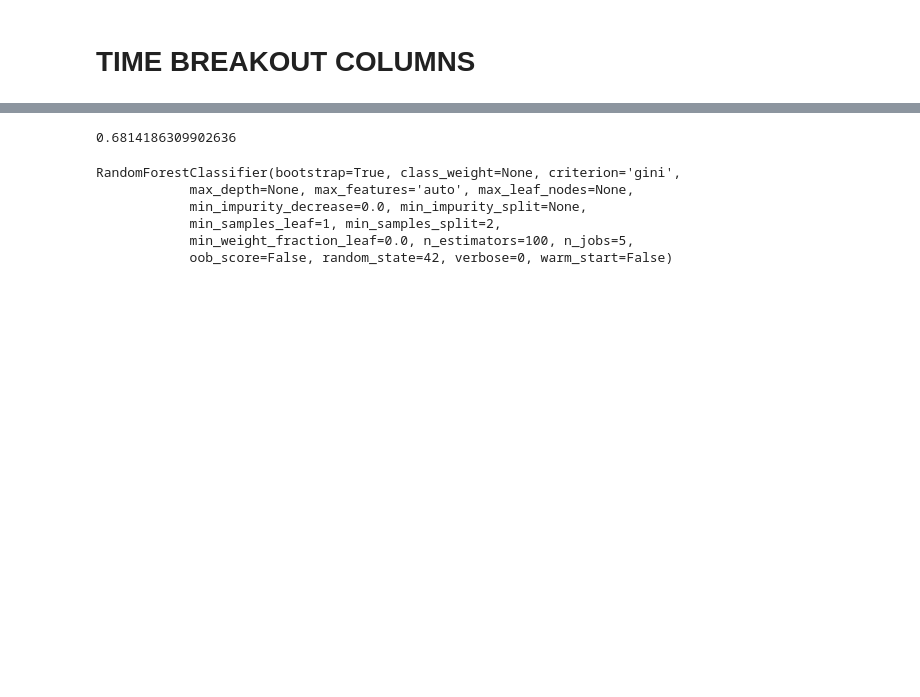
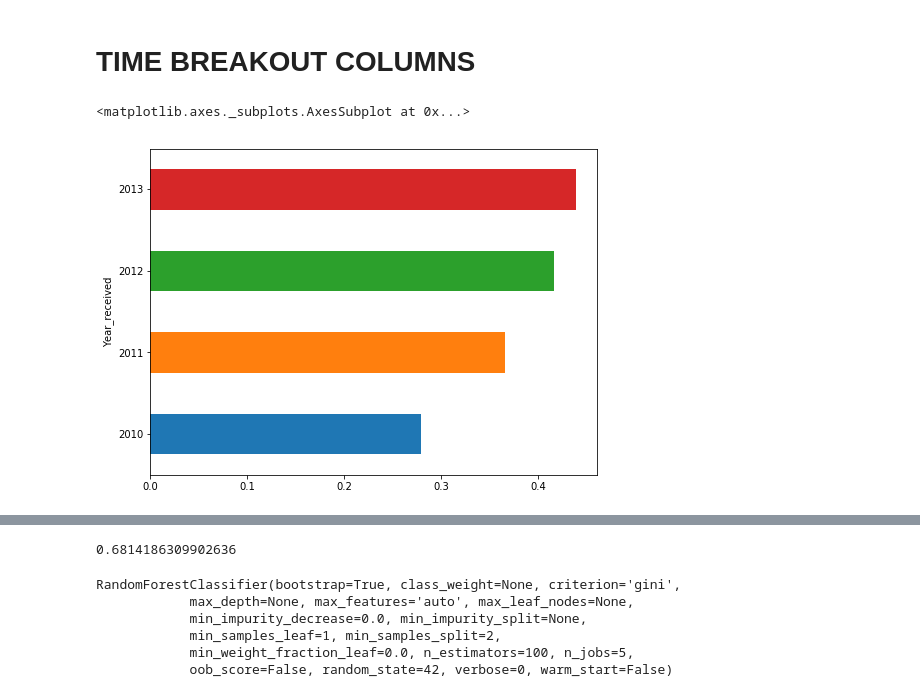
Before and after one commit to spencertollefson/tsa_claims, a Jupyter notebook: simple_random_forest.ipynb, the cells around one changed output, grey strips where cells are left out. Drawn from its saved outputs; the diff is of its cells as text; code cells hidden in the pictures; blank space fills up the shorter version.

```diff
--- a/simple_random_forest.ipynb
+++ b/simple_random_forest.ipynb
@@ -146,0 +145,5 @@ df['Year'] = df['incident_date'].apply(lambda x: "%d" % (x.year))
+# %%
+df.groupby('Year_received').apply(lambda x: x.bin_dispos_onehot.sum() / x.bin_dispos_onehot.count()).plot(kind='barh', figsize=(8,6))
+# %% [output]
+<matplotlib.axes._subplots.AxesSubplot at 0x...>
+[figure, added]
```
Also changed, not shown: parts of 17 cells of this notebook, 2 other files.
